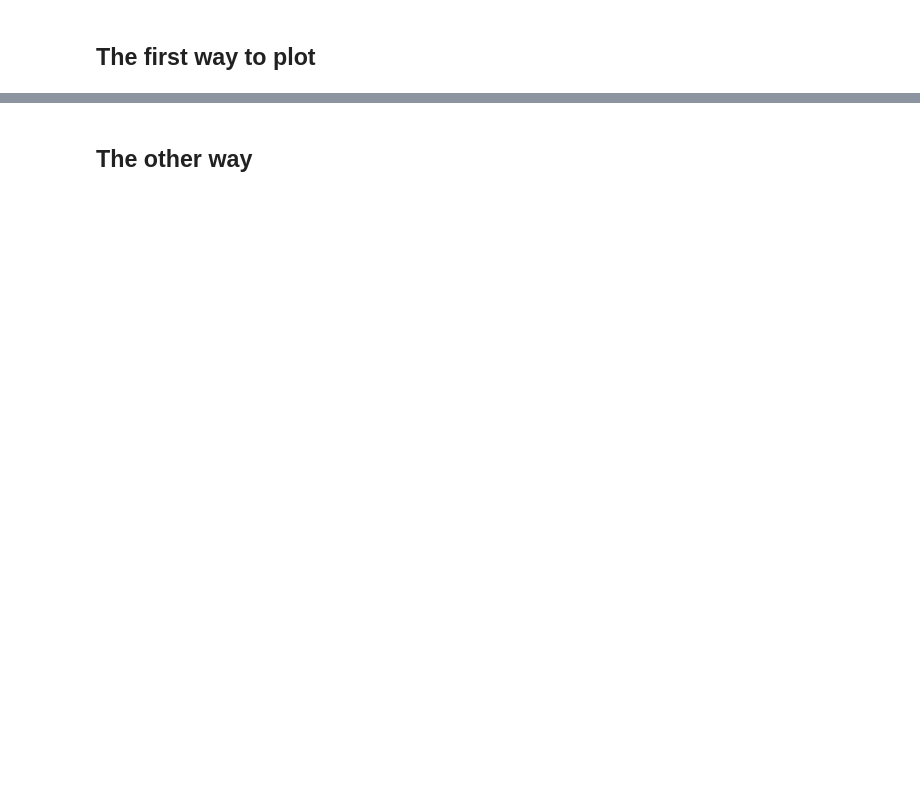
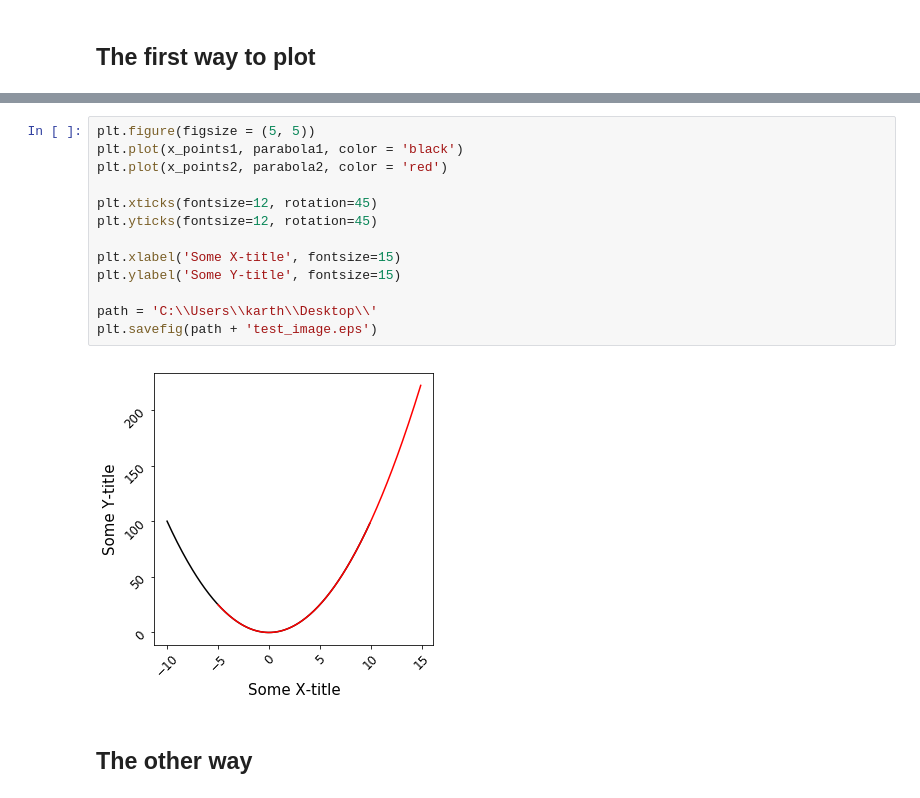
Before and after one commit to kvenkman/py_plotting, a Jupyter notebook: Basic Plotting.ipynb, the cells around one changed output, grey strips where cells are left out. Drawn from its saved outputs; the diff is of its cells as text; blank space fills up the shorter version.

```diff
--- a/Basic Plotting.ipynb
+++ b/Basic Plotting.ipynb
@@ -31,2 +70,17 @@ Text(0,0.5,'height')
+# %%
+plt.figure(figsize = (5, 5))
+plt.plot(x_points1, parabola1, color = 'black')
+plt.plot(x_points2, parabola2, color = 'red')
+
+plt.xticks(fontsize=12, rotation=45)
+plt.yticks(fontsize=12, rotation=45)
+
+plt.xlabel('Some X-title', fontsize=15)
+plt.ylabel('Some Y-title', fontsize=15)
+
+path = 'C:\\Users\\karth\\Desktop\\'
+plt.savefig(path + 'test_image.eps')
+# %% [output]
+[figure, added]
 # %% [markdown]
 ## The other way
```
Also changed, not shown: parts of 9 cells of this notebook.
